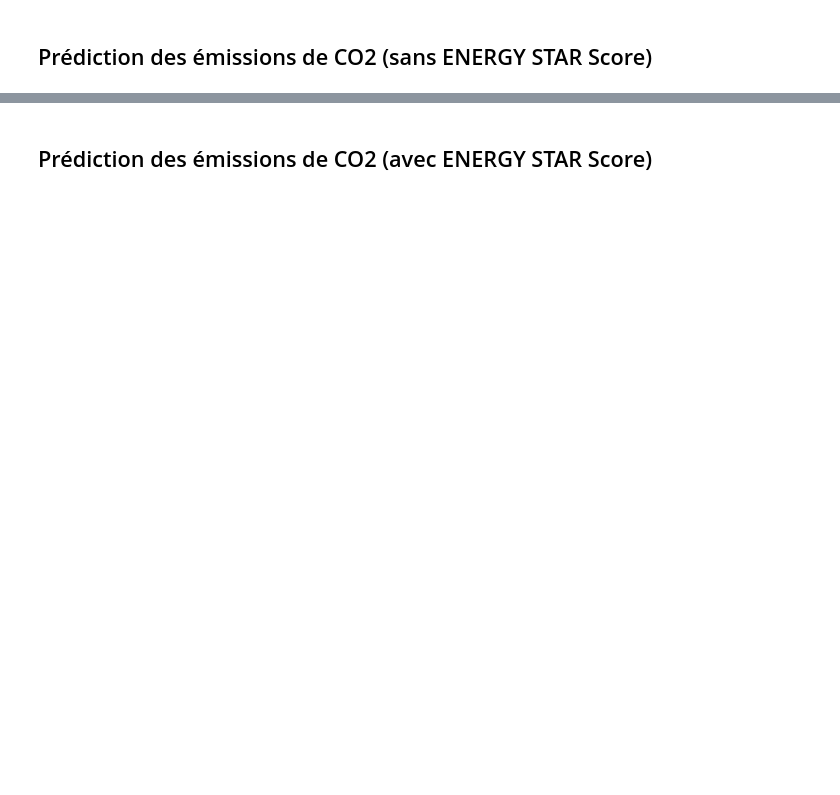
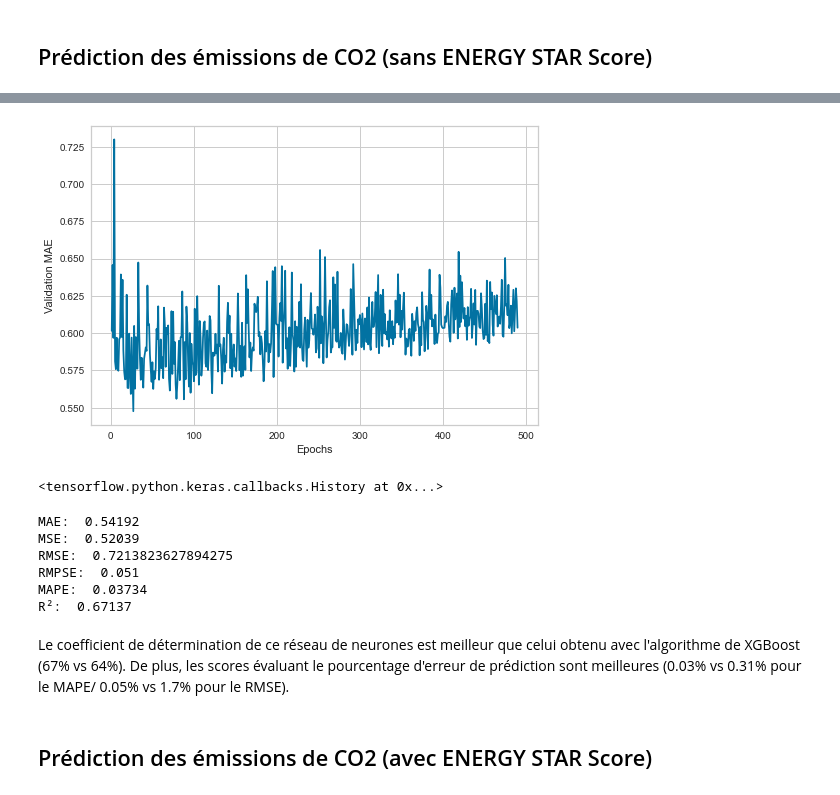
Before and after one commit to Sylvariane/Anticipez_les_besoins_en_electricite, a Jupyter notebook: Pélec_02_code.ipynb, the cells around one changed output, grey strips where cells are left out. Cells and saved outputs as stored; diff of their text form; code cells hidden in the pictures; blank space fills up the shorter version.

```diff
--- a/Pélec_02_code.ipynb
+++ b/Pélec_02_code.ipynb
@@ -812,3 +979,29 @@ R²:  0.62239
+# %%
+truncated_mae_history = average_mae_history[10:]
+plt.plot(range(1, len(truncated_mae_history) + 1), truncated_mae_history)
+plt.xlabel("Epochs")
+plt.ylabel("Validation MAE")
+plt.show()
+# %% [output]
+[figure, added]
+# %%
+model = build_model()
+model.fit(X_train, y_train,
+          epochs=120, batch_size=16, verbose=0)
+# %% [output]
+<tensorflow.python.keras.callbacks.History at 0x...>
+# %%
+y_pred = model.predict(X_test)
+regression_metrics(np.array(y_test), y_pred)
+# %% [output]
+MAE:  0.54192
+MSE:  0.52039
+RMSE:  0.7213823627894275
+RMPSE:  0.051
+MAPE:  0.03734
+R²:  0.67137
+# %% [markdown]
+Le coefficient de détermination de ce réseau de neurones est meilleur que celui obtenu avec l'algorithme de XGBoost (67% vs 64%). De plus, les scores évaluant le pourcentage d'erreur de prédiction sont meilleures (0.03% vs 0.31% pour le MAPE/ 0.05% vs 1.7% pour le RMSE).
 # %% [markdown]
 ## Prédiction des émissions de CO2 (avec ENERGY STAR Score)
 # %%
```
Also changed, not shown: parts of 79 cells of this notebook.
